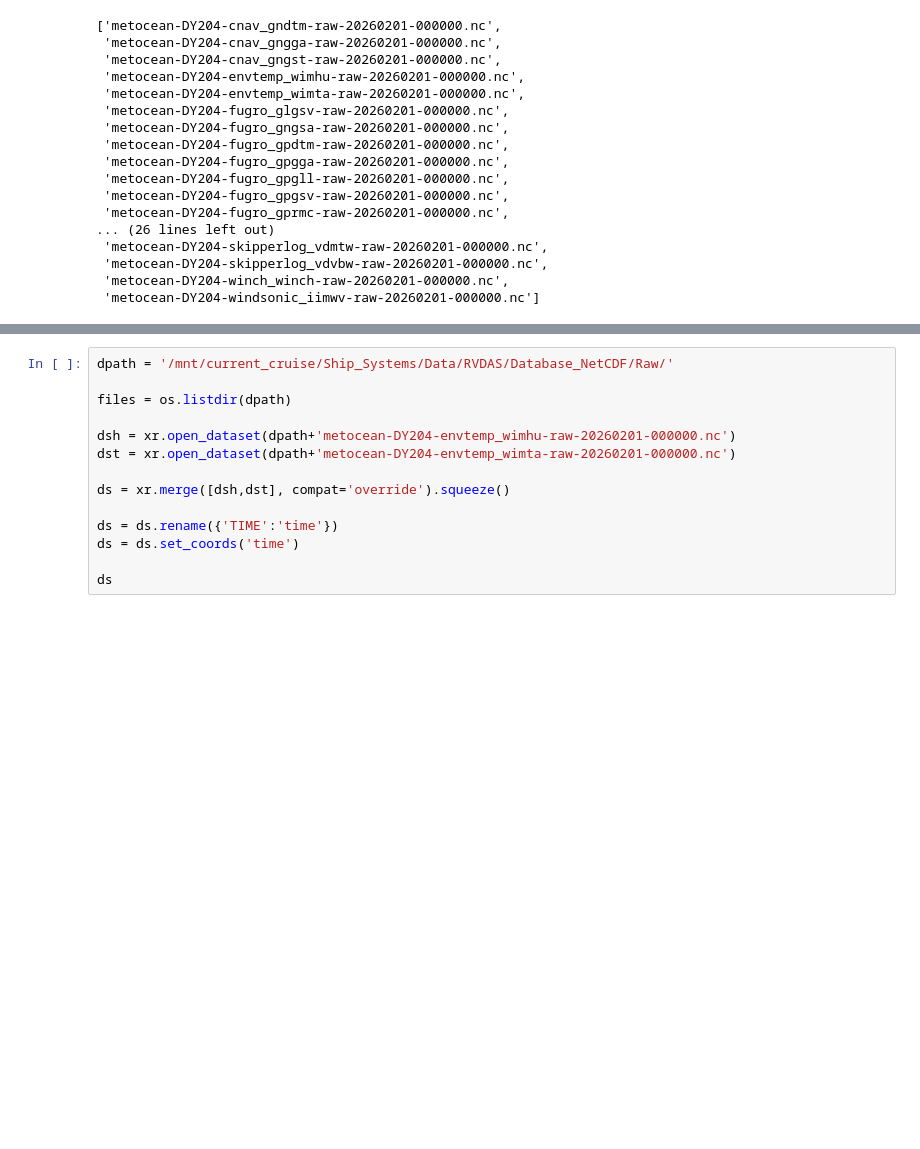
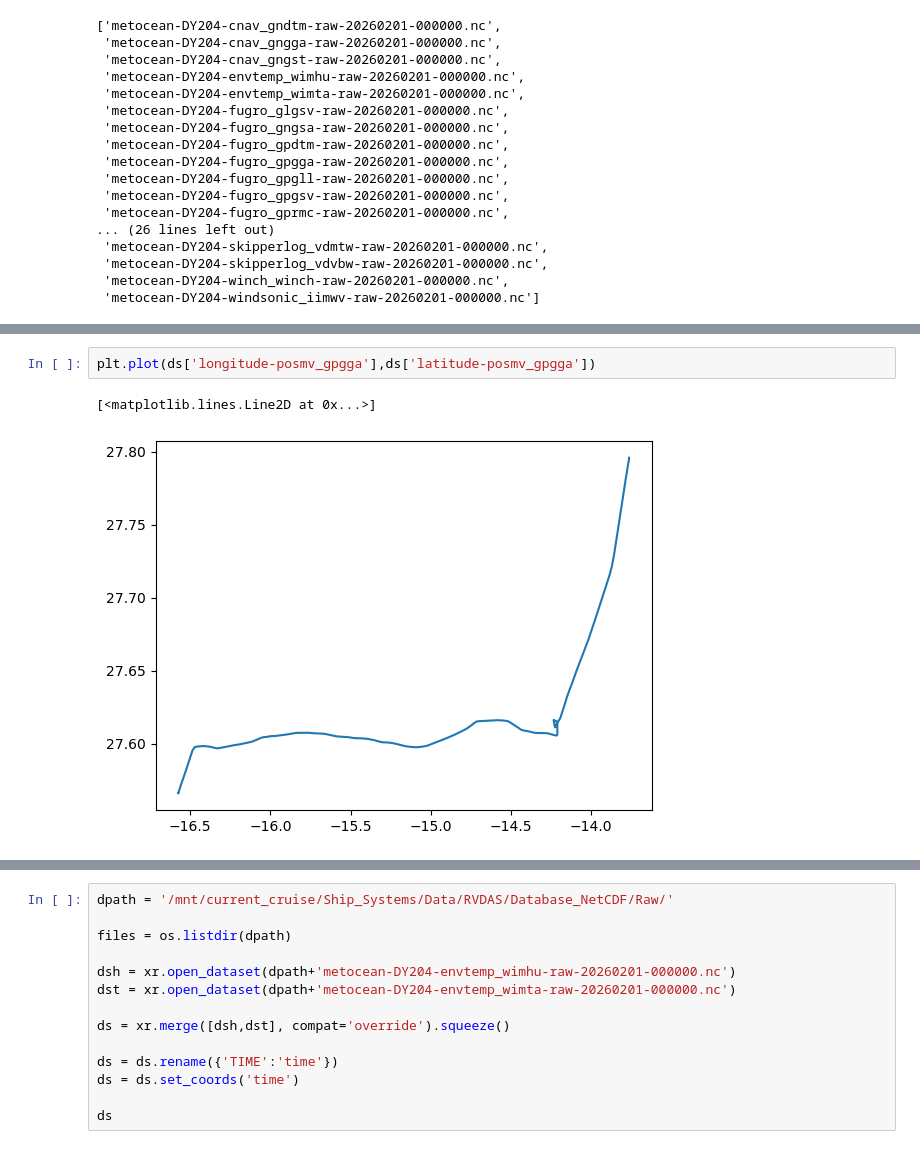
Before and after one commit to NOC-OCP/ocp_hydro_matlab, a Jupyter notebook: Python/Explore_data.ipynb, the cells around one changed output, grey strips where cells are left out. Cells and saved outputs as stored; diff of their text form; blank space fills up the shorter version.

```diff
--- a/Python/Explore_data.ipynb
+++ b/Python/Explore_data.ipynb
@@ -51,0 +107,5 @@ Data variables:
+# %%
+plt.plot(ds['longitude-posmv_gpgga'],ds['latitude-posmv_gpgga'])
+# %% [output]
+[<matplotlib.lines.Line2D at 0x...>]
+[figure, added]
```
Also changed, not shown: parts of 11 cells of this notebook, 1 other file.
